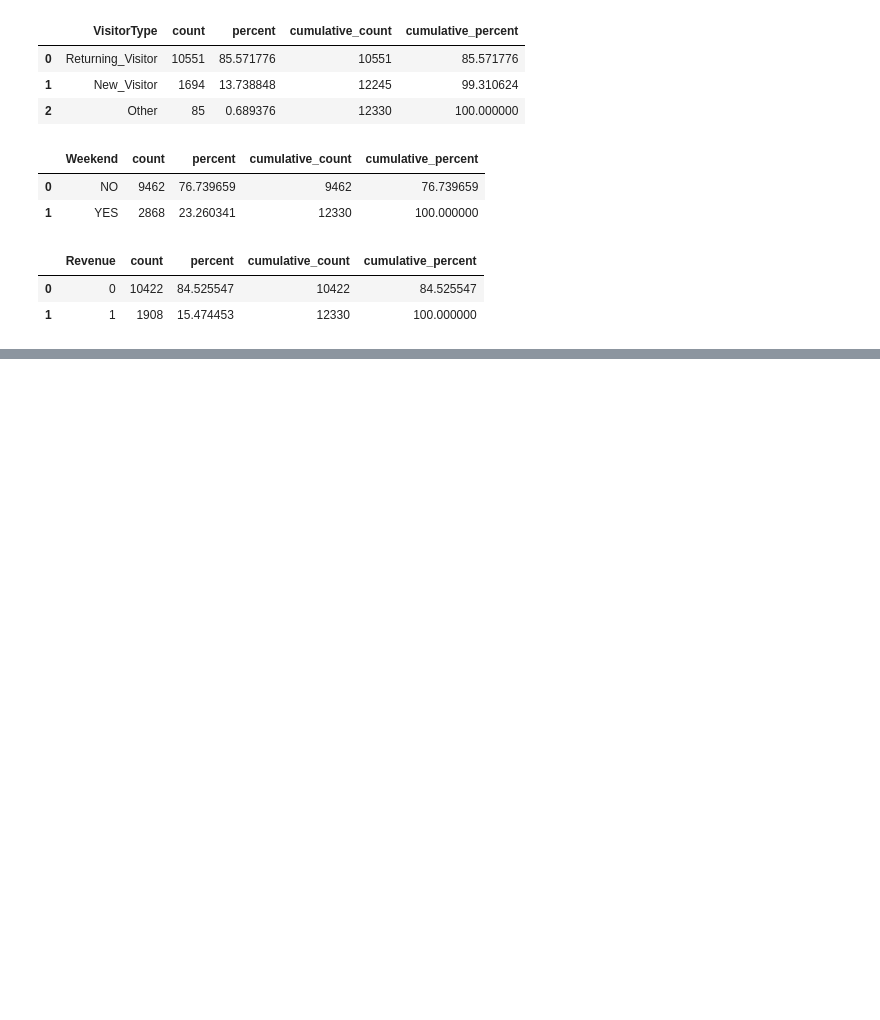
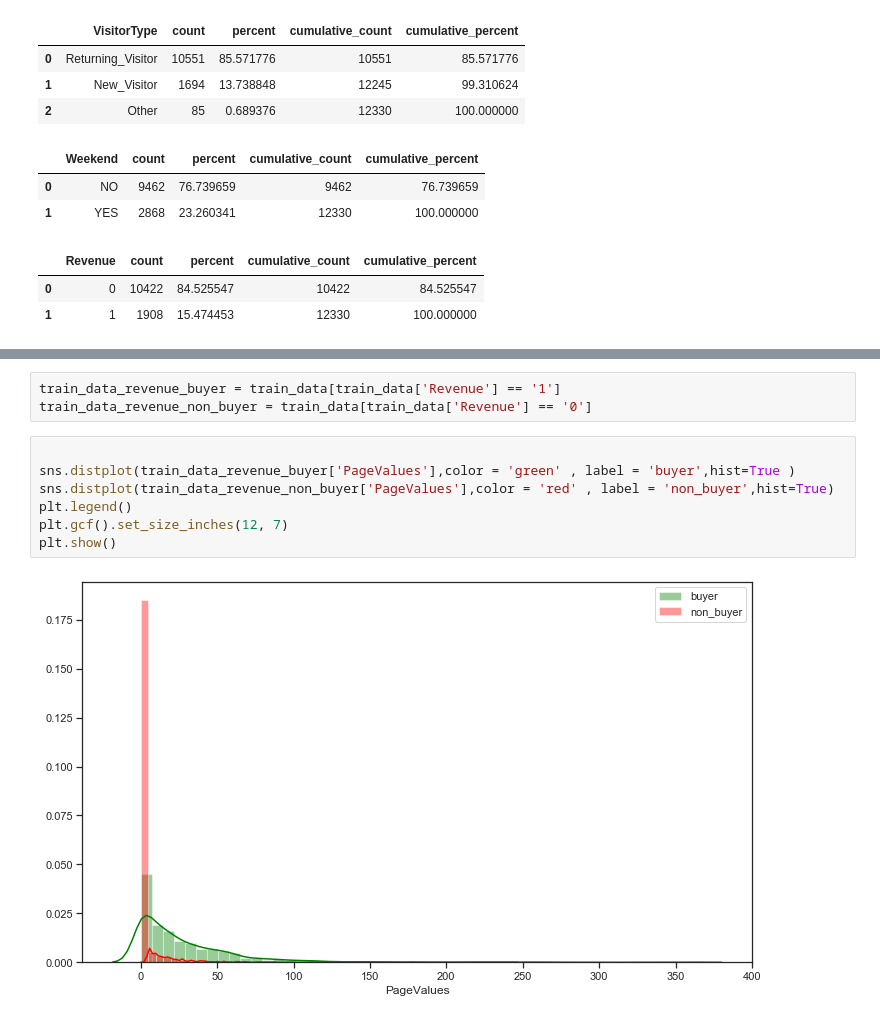
Before and after one commit to prateek-sahu/online_shoppers, a Jupyter notebook: Step1_Data_Profiling_shoppers.ipynb, the cells around one changed output, grey strips where cells are left out. Saved outputs shown, nothing was run; the diff lists cells and outputs as text; blank space fills up the shorter version.

```diff
--- a/Step1_Data_Profiling_shoppers.ipynb
+++ b/Step1_Data_Profiling_shoppers.ipynb
@@ -405,0 +505,12 @@ for feat in categorical_feats:
+# %%
+train_data_revenue_buyer = train_data[train_data['Revenue'] == '1']
+train_data_revenue_non_buyer = train_data[train_data['Revenue'] == '0']
+# %%
+
+sns.distplot(train_data_revenue_buyer['PageValues'],color = 'green' , label = 'buyer',hist=True )
+sns.distplot(train_data_revenue_non_buyer['PageValues'],color = 'red' , label = 'non_buyer',hist=True)
+plt.legend()
+plt.gcf().set_size_inches(12, 7)
+plt.show()
+# %% [output]
+[figure, added]
```
Also changed, not shown: parts of 11 cells of this notebook.
